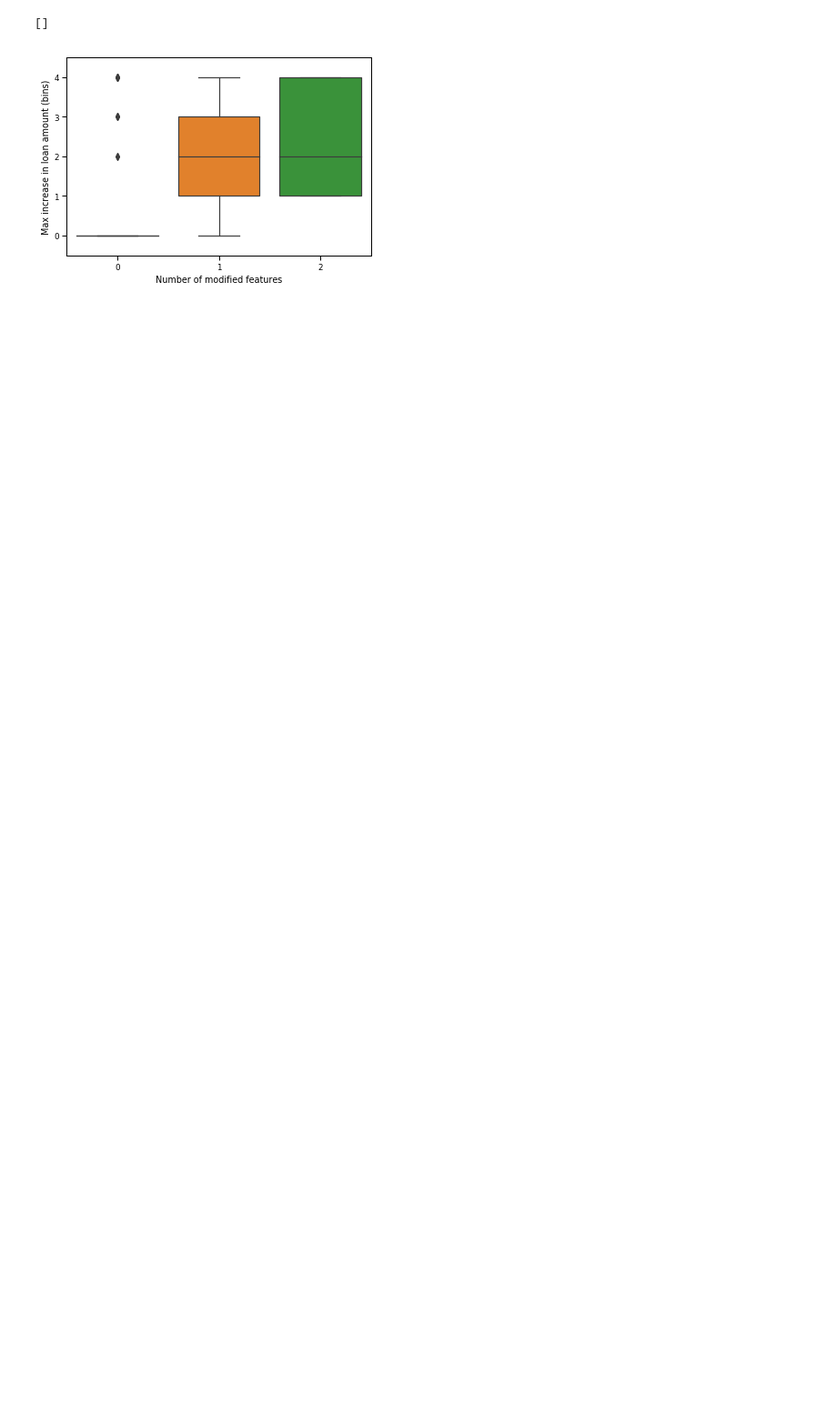
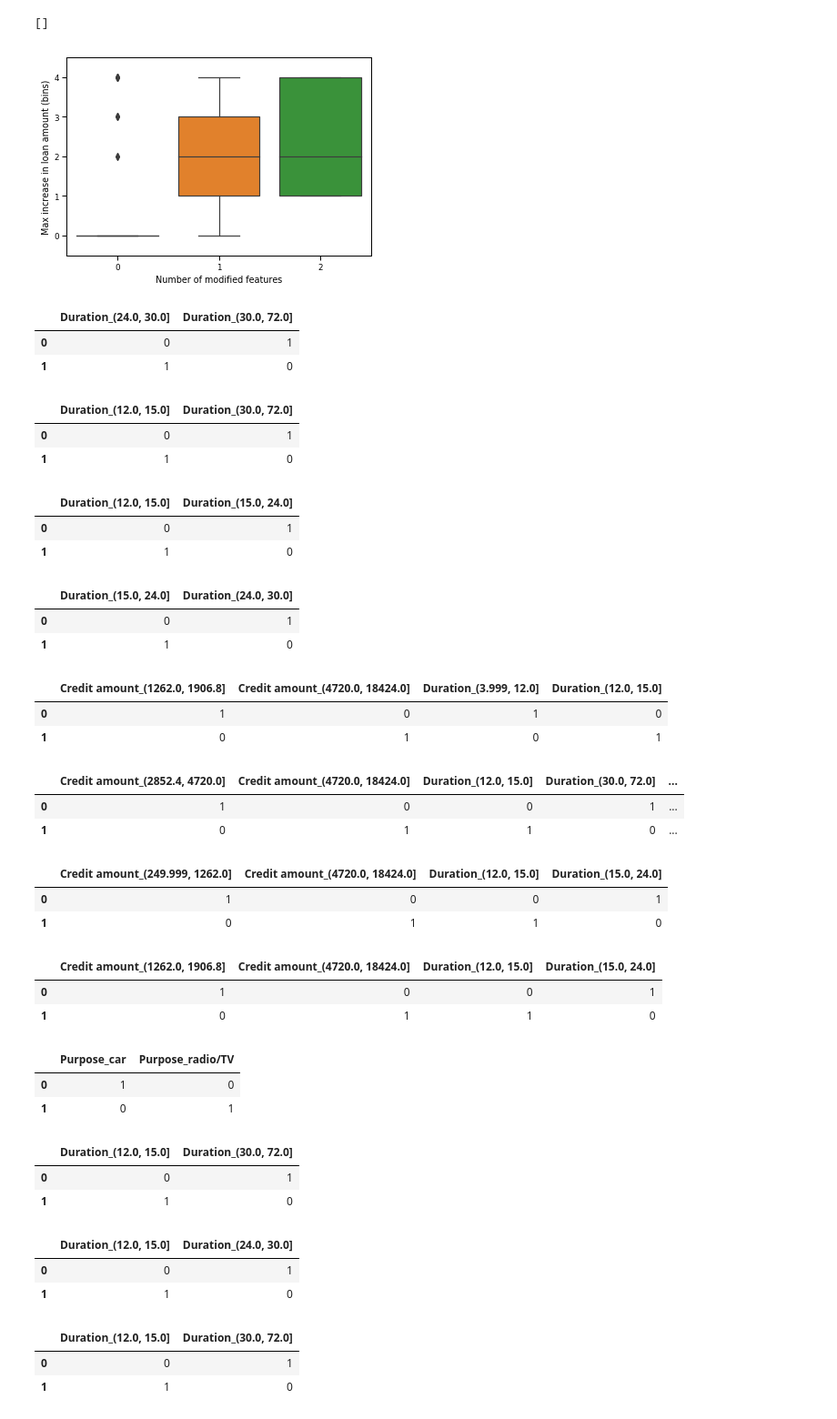
Before and after one commit to spring-epfl/pots, a Jupyter notebook: notebooks/credit_evasion.ipynb, the cells around one changed output. Shown at 91% size. Saved outputs shown, nothing was run; the diff lists cells and outputs as text; code cells hidden in the pictures; blank space fills up the shorter version.

```diff
--- a/notebooks/credit_evasion.ipynb
+++ b/notebooks/credit_evasion.ipynb
@@ -389,3 +239,46 @@ plt.plot()
 # %% [output]
 []
 [figure]
+# %%
+from IPython.display import display
+
+for i, t in best_transformations.items():
+    orig = X[i]
+    display(diff(orig, t))
+# %% [output]
+|  | Duration_(24.0, 30.0] | Duration_(30.0, 72.0] |
+| 0 | 0 | 1 |
+| 1 | 1 | 0 |
+|  | Duration_(12.0, 15.0] | Duration_(30.0, 72.0] |
+| 0 | 0 | 1 |
+| 1 | 1 | 0 |
+|  | Duration_(12.0, 15.0] | Duration_(15.0, 24.0] |
+| 0 | 0 | 1 |
+| 1 | 1 | 0 |
+|  | Duration_(15.0, 24.0] | Duration_(24.0, 30.0] |
+| 0 | 0 | 1 |
+| 1 | 1 | 0 |
+|  | Credit amount_(1262.0, 1906.8] | Credit amount_(4720.0, 18424.0] | Duration_(3.999, 12.0] | Duration_(12.0, 15.0] |
+| 0 | 1 | 0 | 1 | 0 |
+| 1 | 0 | 1 | 0 | 1 |
+|  | Credit amount_(2852.4, 4720.0] | Credit amount_(4720.0, 18424.0] | Duration_(12.0, 15.0] | Duration_(30.0, 72.0] | ... |
+| 0 | 1 | 0 | 0 | 1 | ... |
+| 1 | 0 | 1 | 1 | 0 | ... |
+|  | Credit amount_(249.999, 1262.0] | Credit amount_(4720.0, 18424.0] | Duration_(12.0, 15.0] | Duration_(15.0, 24.0] |
+| 0 | 1 | 0 | 0 | 1 |
+| 1 | 0 | 1 | 1 | 0 |
+|  | Credit amount_(1262.0, 1906.8] | Credit amount_(4720.0, 18424.0] | Duration_(12.0, 15.0] | Duration_(15.0, 24.0] |
+| 0 | 1 | 0 | 0 | 1 |
+| 1 | 0 | 1 | 1 | 0 |
+|  | Purpose_car | Purpose_radio/TV |
+| 0 | 1 | 0 |
+| 1 | 0 | 1 |
+|  | Duration_(12.0, 15.0] | Duration_(30.0, 72.0] |
+| 0 | 0 | 1 |
+| 1 | 1 | 0 |
+|  | Duration_(12.0, 15.0] | Duration_(24.0, 30.0] |
+| 0 | 0 | 1 |
+| 1 | 1 | 0 |
+|  | Duration_(12.0, 15.0] | Duration_(30.0, 72.0] |
+| 0 | 0 | 1 |
+| 1 | 1 | 0 |
```
Also changed, not shown: parts of 17 cells of this notebook.
